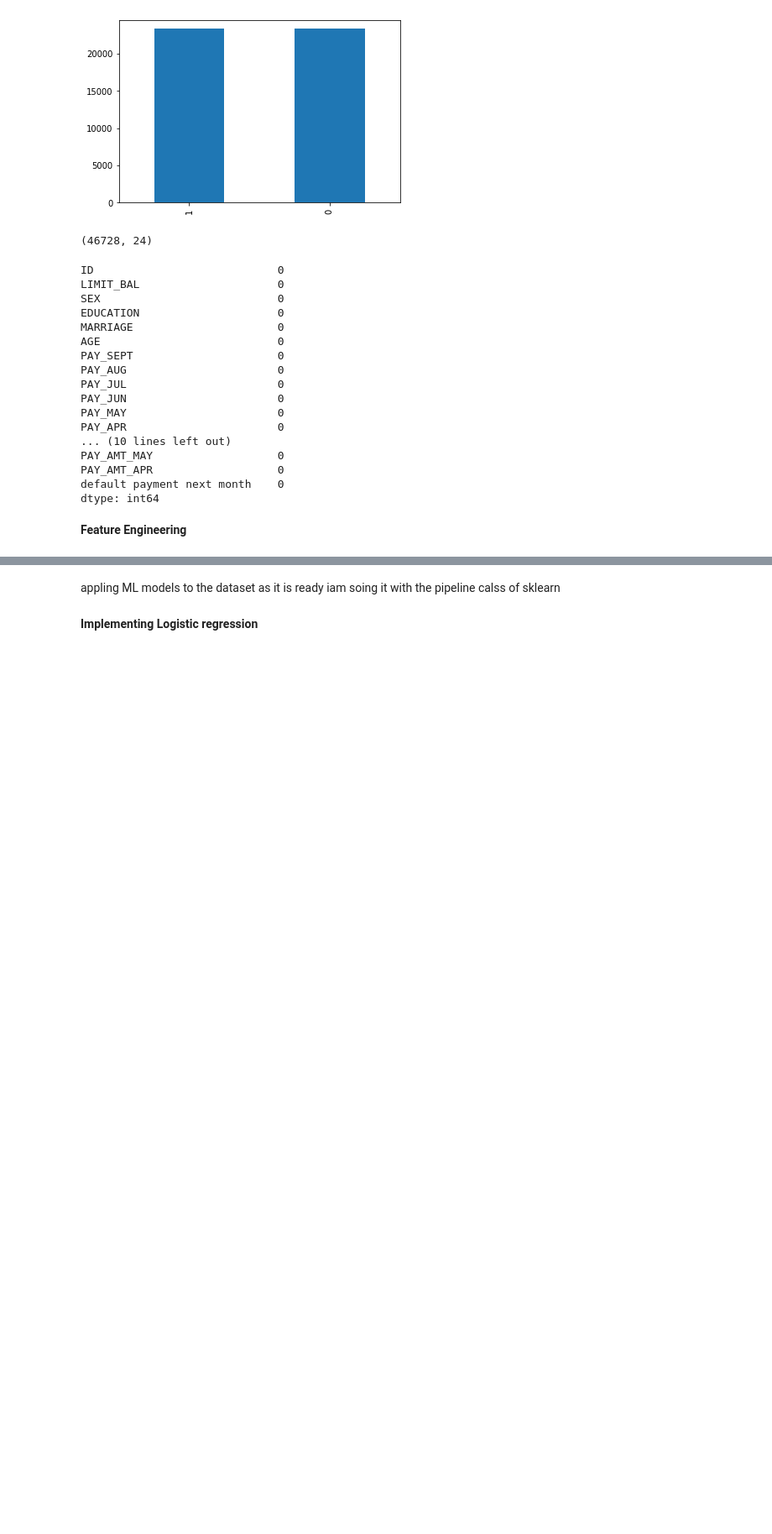
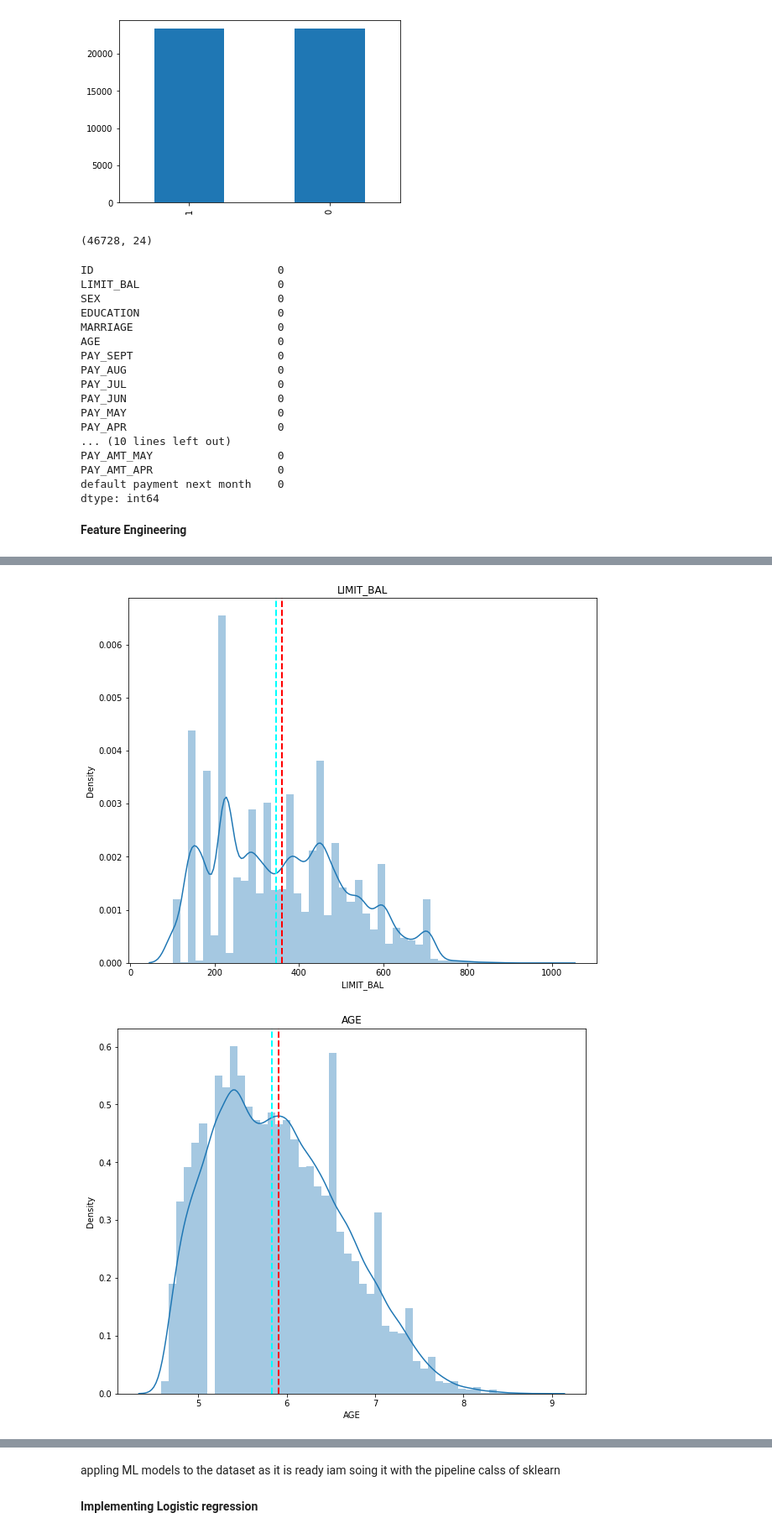
Before and after one commit to AyushSonuu/credit-card-default-ML-classification-capstone, a Jupyter notebook: Copy_of_Credit_Card_Default_Prediction_Capstone_Project.ipynb, the cells around one changed output, grey strips where cells are left out. Shown at 84% size. Cells and saved outputs as stored; diff of their text form; code cells hidden in the pictures; blank space fills up the shorter version.

```diff
--- a/Copy_of_Credit_Card_Default_Prediction_Capstone_Project.ipynb
+++ b/Copy_of_Credit_Card_Default_Prediction_Capstone_Project.ipynb
@@ -362,0 +431,14 @@ Name: overall_due, dtype: float64
+# %%
+# applyng sqrt tranasformation on selected columns
+for col in transformation_feature:
+  fig = plt.figure(figsize = (10,8))
+  ax = fig.gca()
+  feature = np.sqrt(np.sqrt(fe_df[col]**2))
+  sns.distplot(feature, ax=ax)
+  ax.axvline(feature.mean(), color='red', linestyle='dashed', linewidth=2)
+  ax.axvline(np.median(feature), color='cyan', linestyle='dashed', linewidth=2)
+  ax.set_title(col)
+plt.show()
+# %% [output]
+[figure, added]
+[figure, added]
```
Also changed, not shown: parts of 45 cells of this notebook.
